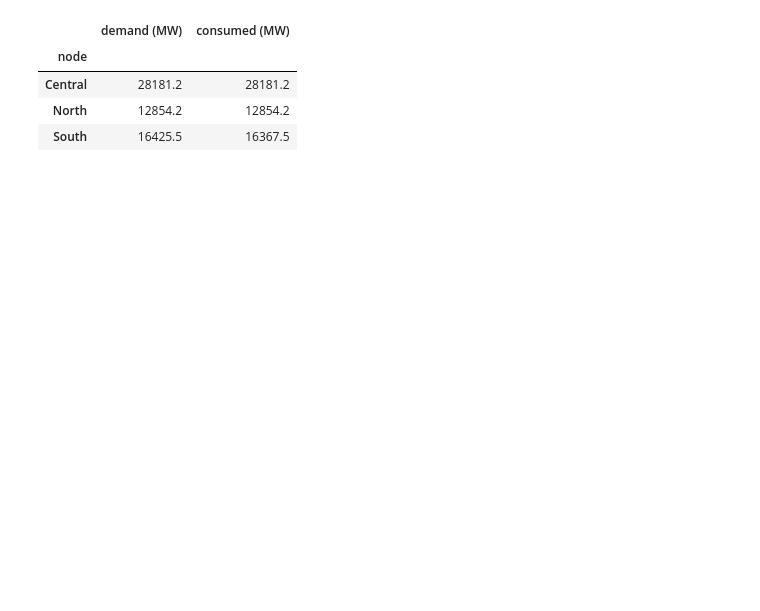
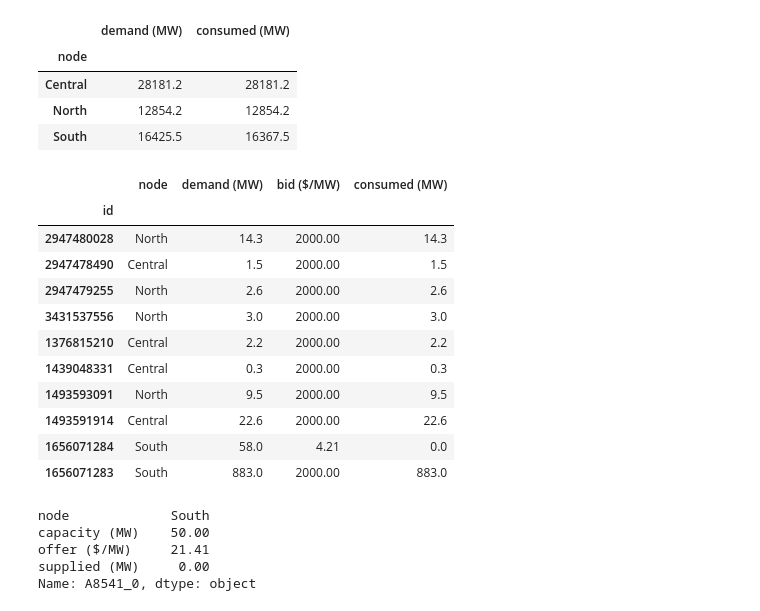
Before and after one commit to drakesiard/power, a Jupyter notebook: dtu31792/project/proj1-primal-tu.ipynb, the cells around one changed output. Drawn from its saved outputs; the diff is of its cells as text; code cells hidden in the pictures; blank space fills up the shorter version.

```diff
--- a/dtu31792/project/proj1-primal-tu.ipynb
+++ b/dtu31792/project/proj1-primal-tu.ipynb
@@ -244,3 +243,26 @@ demand.query('`bid ($/MW)` > 0.').groupby('node')[['demand (MW)', 'consumed (MW)
 | Central | 28181.2 | 28181.2 |
 | North | 12854.2 | 12854.2 |
 | South | 16425.5 | 16367.5 |
+# %%
+demand.iloc[250:260]
+# %% [output]
+|  | node | demand (MW) | bid ($/MW) | consumed (MW) |
+| id |  |  |  |  |
+| 2947480028 | North | 14.3 | 2000.00 | 14.3 |
+| 2947478490 | Central | 1.5 | 2000.00 | 1.5 |
+| 2947479255 | North | 2.6 | 2000.00 | 2.6 |
+| 3431537556 | North | 3.0 | 2000.00 | 3.0 |
+| 1376815210 | Central | 2.2 | 2000.00 | 2.2 |
+| 1439048331 | Central | 0.3 | 2000.00 | 0.3 |
+| 1493593091 | North | 9.5 | 2000.00 | 9.5 |
+| 1493591914 | Central | 22.6 | 2000.00 | 22.6 |
+| 1656071284 | South | 58.0 | 4.21 | 0.0 |
+| 1656071283 | South | 883.0 | 2000.00 | 883.0 |
+# %%
+supply.iloc[2507]
+# %% [output]
+node             South
+capacity (MW)    50.00
+offer ($/MW)     21.41
+supplied (MW)     0.00
+Name: A8541_0, dtype: object
```
Also changed, not shown: parts of 6 cells of this notebook, 4 other files.
